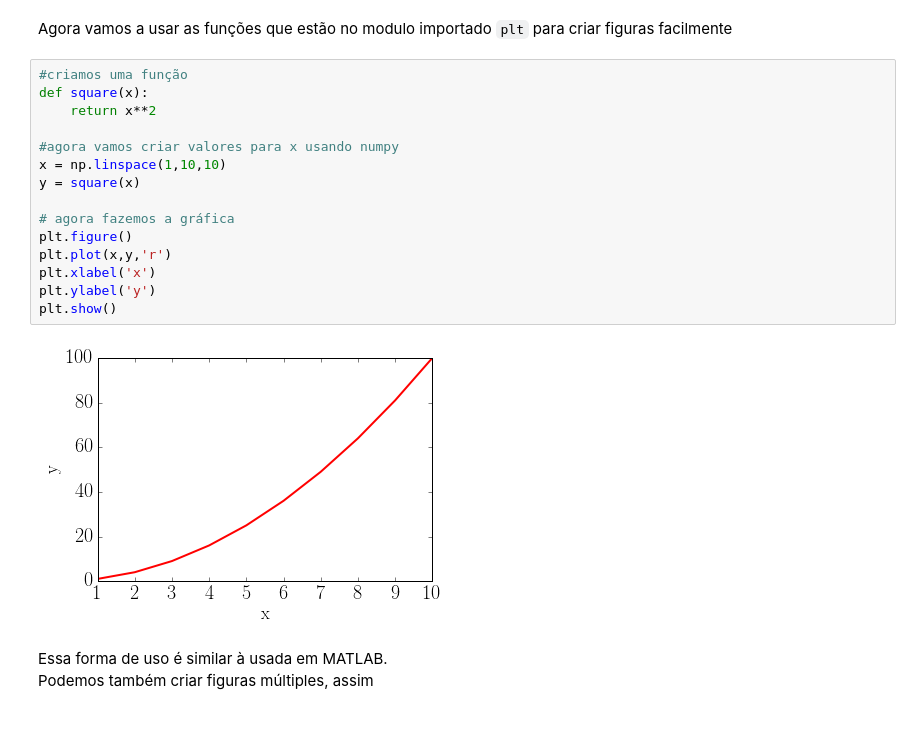
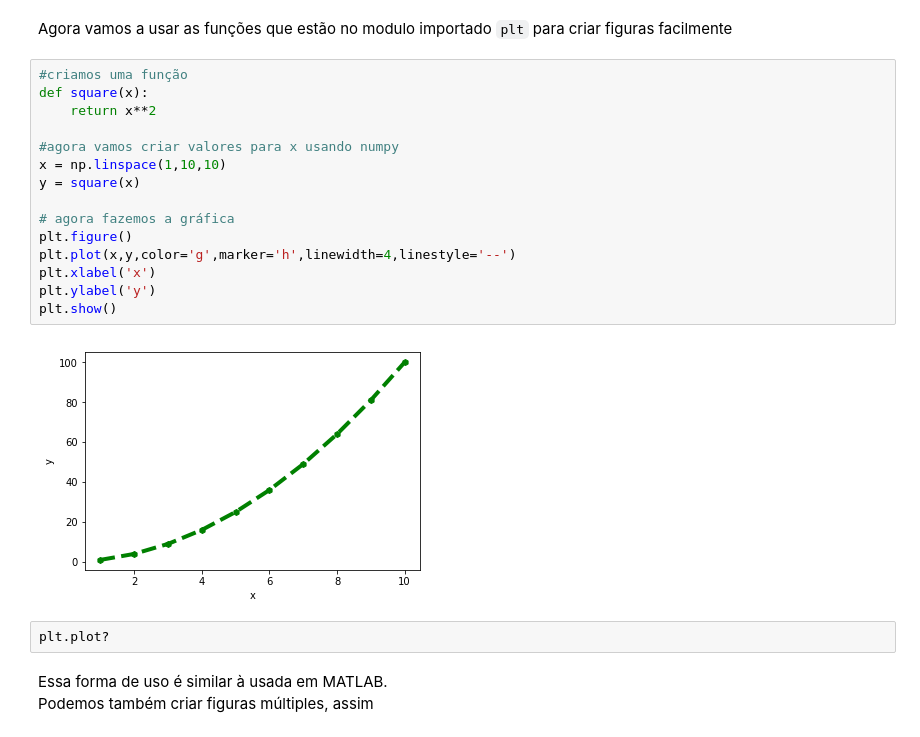
Before and after one commit to tavo-buk/icfis, a Jupyter notebook: 03-Introducao_ao_Python_2.ipynb, the cells around one changed output. Drawn from its saved outputs; the diff is of its cells as text.

```diff
--- a/03-Introducao_ao_Python_2.ipynb
+++ b/03-Introducao_ao_Python_2.ipynb
@@ -180,20 +180,22 @@ Agora vamos a usar as funções que estão no modulo importado `plt` para criar
 # %%
 #criamos uma função
 def square(x):
     return x**2
 
 #agora vamos criar valores para x usando numpy
 x = np.linspace(1,10,10)
 y = square(x)
 
 # agora fazemos a gráfica
 plt.figure()
-plt.plot(x,y,'r')
+plt.plot(x,y,color='g',marker='h',linewidth=4,linestyle='--')
 plt.xlabel('x')
 plt.ylabel('y')
 plt.show()
 # %% [output]
-[figure, old version]
+[figure, new version]
+# %%
+plt.plot?
 # %% [markdown]
 Essa forma de uso é similar à usada em MATLAB.
 Podemos também criar figuras múltiples, assim
```
Also changed, not shown: parts of 4 cells of this notebook.
